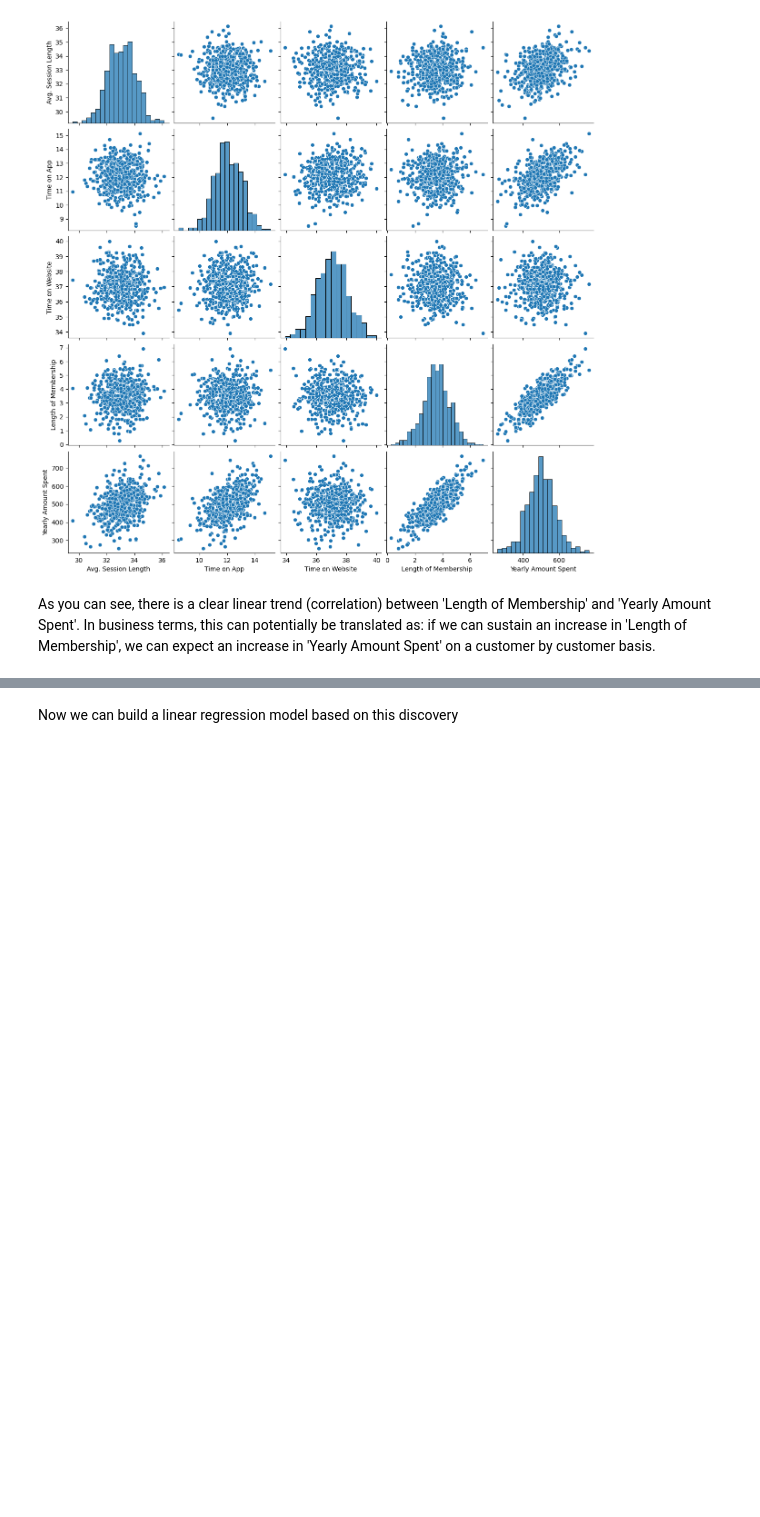
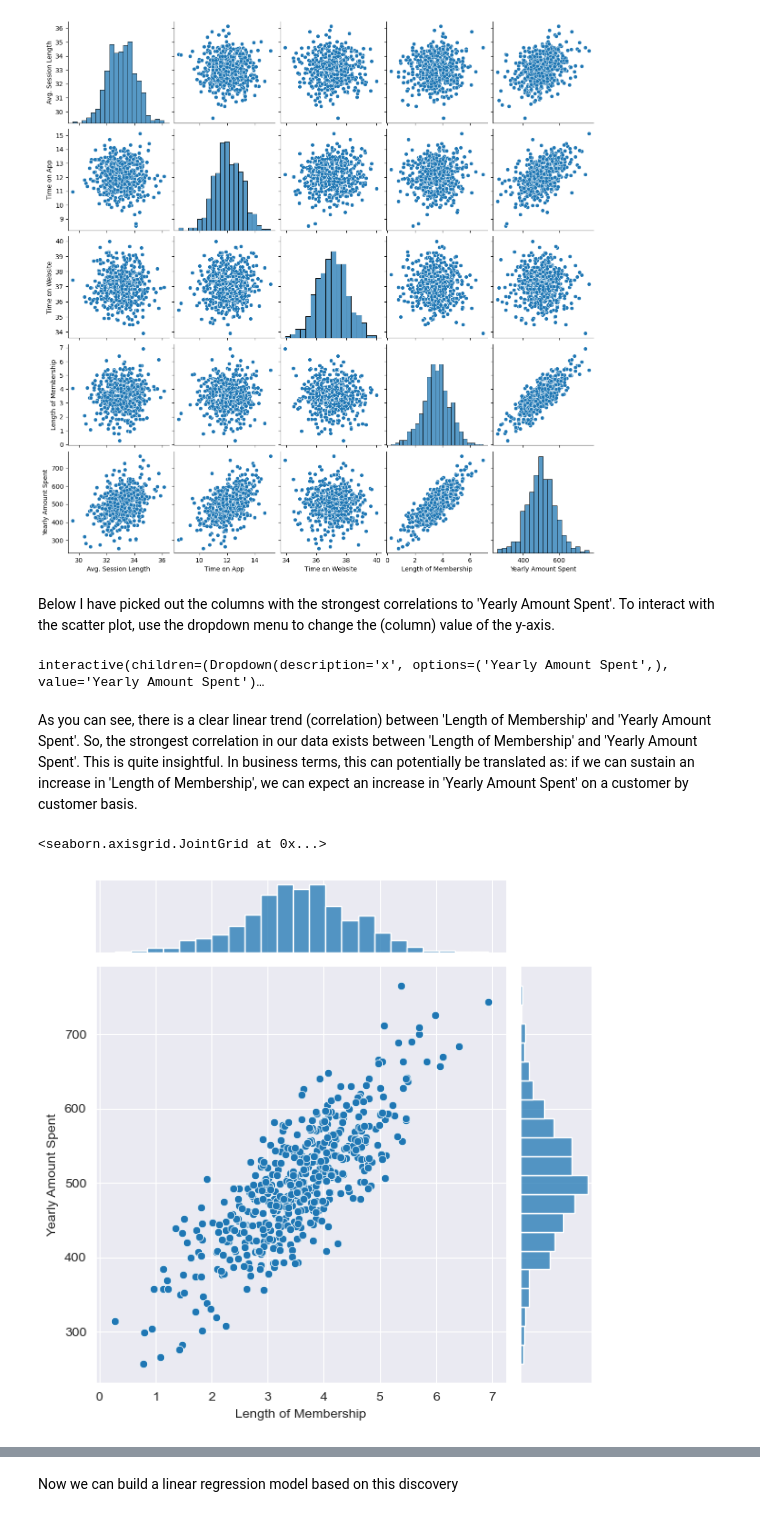
Before and after one commit to cwg7/ecommerce_linear_regression, a Jupyter notebook: ecommerce_linear_regression.ipynb, the cells around one changed output, grey strips where cells are left out. Cells and saved outputs as stored; diff of their text form; code cells hidden in the pictures; blank space fills up the shorter version.

```diff
--- a/ecommerce_linear_regression.ipynb
+++ b/ecommerce_linear_regression.ipynb
@@ -136,3 +138,5 @@ sns.pairplot(data)
 # %% [output]
 <seaborn.axisgrid.PairGrid at 0x...>
 [figure]
+# %% [markdown]
+Below I have picked out the columns with the strongest correlations to 'Yearly Amount Spent'. To interact with the scatter plot, use the dropdown menu to change the (column) value of the y-axis.
@@ -139,5 +148,21 @@ sns.pairplot(data)
+# %%
+_ = interact(scatter_plot,
+             x = widgets.Dropdown(
+                 options = ['Yearly Amount Spent']
+                 ),
+             y = widgets.Dropdown(
+                 options = ['Avg. Session Length','Time on App','Time on Website','Length of Membership']
+                 )
+            );
+# %% [output]
+interactive(children=(Dropdown(description='x', options=('Yearly Amount Spent',), value='Yearly Amount Spent')…
 # %% [markdown]
-As you can see, there is a clear linear trend (correlation) between 'Length of Membership' and 'Yearly Amount Spent'. In business terms, this can potentially be translated as: if we can sustain an increase in 'Length of Membership', we can expect an increase in 'Yearly Amount Spent' on a customer by customer basis.
+As you can see, there is a clear linear trend (correlation) between 'Length of Membership' and 'Yearly Amount Spent'. So, the strongest correlation in our data exists between 'Length of Membership' and 'Yearly Amount Spent'. This is quite insightful. In business terms, this can potentially be translated as: if we can sustain an increase in 'Length of Membership', we can expect an increase in 'Yearly Amount Spent' on a customer by customer basis.
+# %%
+sns.jointplot(x='Length of Membership', y='Yearly Amount Spent', data=data)
+# %% [output]
+<seaborn.axisgrid.JointGrid at 0x...>
+[figure, added]
 # %%
 sns.lmplot(x='Length of Membership', y='Yearly Amount Spent', data = data)
 # %% [output]
```
Also changed, not shown: parts of 25 cells of this notebook.
